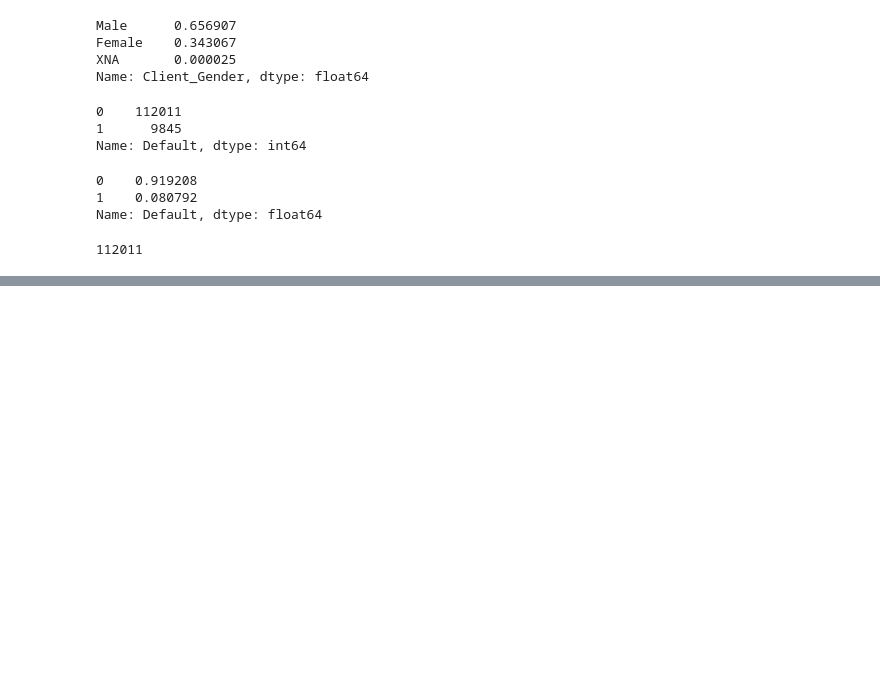
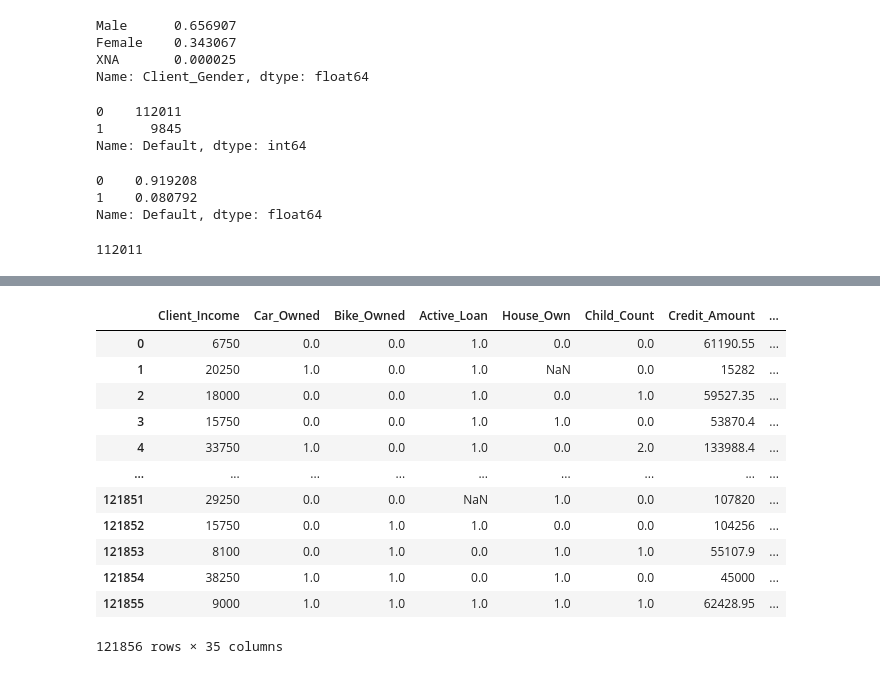
Before and after one commit to DhanushaPerera07/ML_Assignment2_IT18231656_IT18229080_IT18230666_IT18226324, a Jupyter notebook: prediction_app.ipynb, the cells around one changed output, grey strips where cells are left out. Cells and saved outputs as stored; diff of their text form; code cells hidden in the pictures; blank space fills up the shorter version.

```diff
--- a/prediction_app.ipynb
+++ b/prediction_app.ipynb
@@ -115,0 +192,16 @@ train['Default'].value_counts().plot.bar(x='default values', y='count', color=['
+# %%
+starting_df
+# %% [output]
+|  | Client_Income | Car_Owned | Bike_Owned | Active_Loan | House_Own | Child_Count | Credit_Amount | ... |
+| 0 | 6750 | 0.0 | 0.0 | 1.0 | 0.0 | 0.0 | 61190.55 | ... |
+| 1 | 20250 | 1.0 | 0.0 | 1.0 | NaN | 0.0 | 15282 | ... |
+| 2 | 18000 | 0.0 | 0.0 | 1.0 | 0.0 | 1.0 | 59527.35 | ... |
+| 3 | 15750 | 0.0 | 0.0 | 1.0 | 1.0 | 0.0 | 53870.4 | ... |
+| 4 | 33750 | 1.0 | 0.0 | 1.0 | 0.0 | 2.0 | 133988.4 | ... |
+| ... | ... | ... | ... | ... | ... | ... | ... | ... |
+| 121851 | 29250 | 0.0 | 0.0 | NaN | 1.0 | 0.0 | 107820 | ... |
+| 121852 | 15750 | 0.0 | 1.0 | 1.0 | 0.0 | 0.0 | 104256 | ... |
+| 121853 | 8100 | 0.0 | 1.0 | 0.0 | 1.0 | 1.0 | 55107.9 | ... |
+| 121854 | 38250 | 1.0 | 1.0 | 0.0 | 1.0 | 0.0 | 45000 | ... |
+| 121855 | 9000 | 1.0 | 1.0 | 1.0 | 1.0 | 1.0 | 62428.95 | ... |
+121856 rows × 35 columns
```
Also changed, not shown: parts of 23 cells of this notebook.
